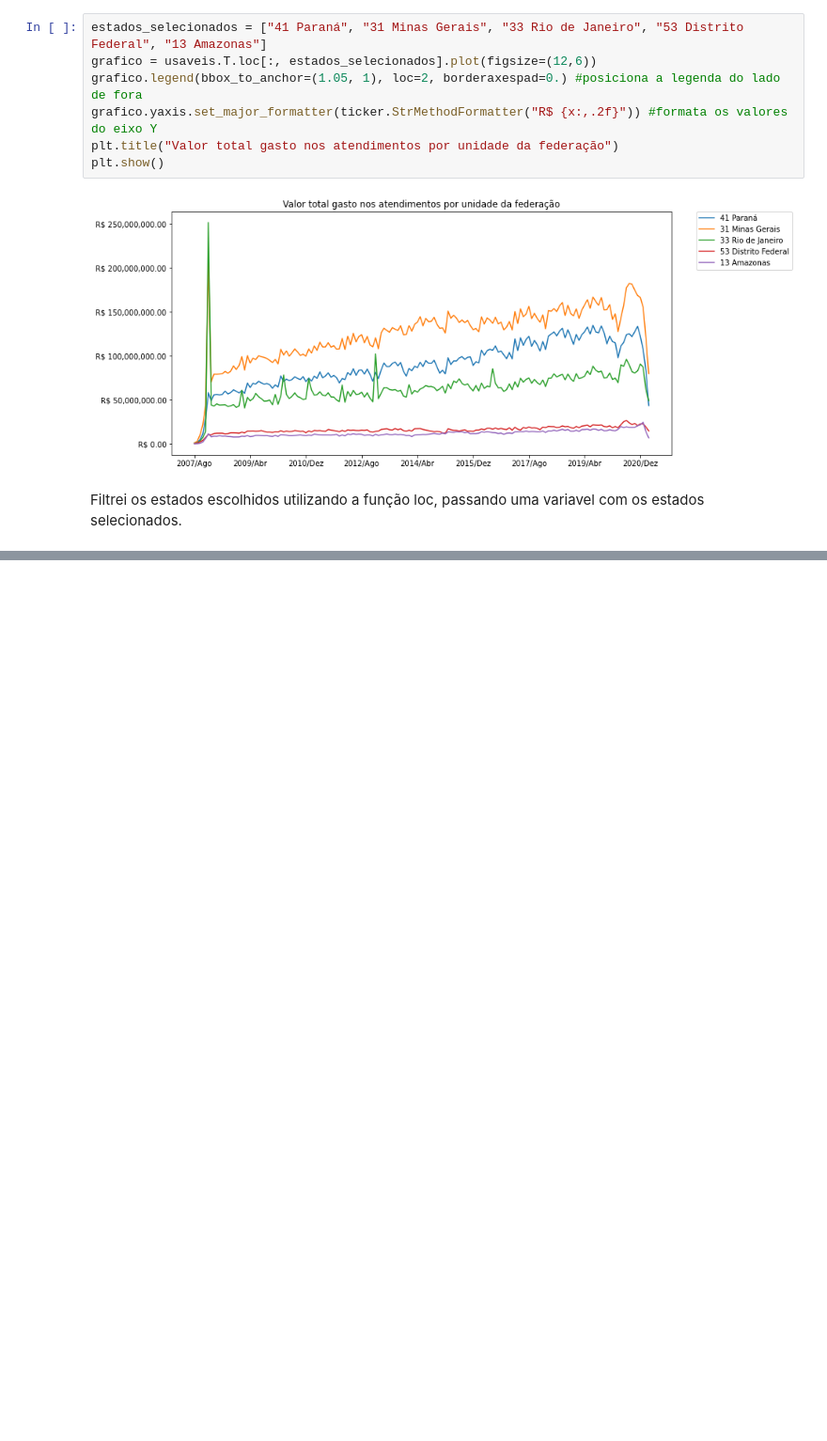
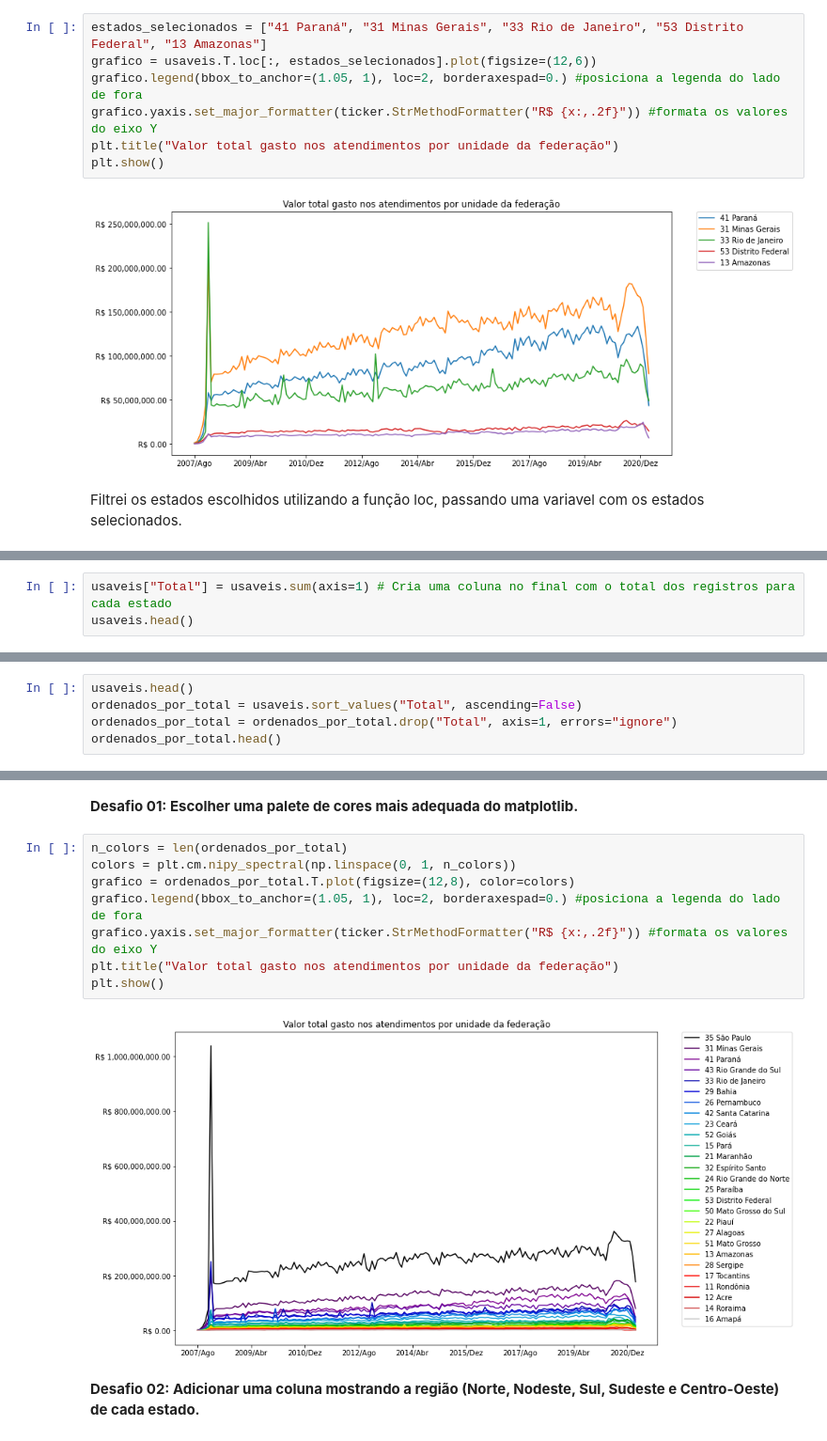
Before and after one commit to fred-carneiro/bootcamp-alura, a Jupyter notebook: Bootcamp_Data_Science_Modulo_1.ipynb, the cells around one changed output, grey strips where cells are left out. Shown at 94% size. Saved outputs shown, nothing was run; the diff lists cells and outputs as text; blank space fills up the shorter version.

```diff
--- a/Bootcamp_Data_Science_Modulo_1.ipynb
+++ b/Bootcamp_Data_Science_Modulo_1.ipynb
@@ -216,0 +275,3 @@ Filtrei os estados escolhidos utilizando a função loc, passando uma variavel c
+# %%
+usaveis["Total"] = usaveis.sum(axis=1) # Cria uma coluna no final com o total dos registros para cada estado
+usaveis.head()
@@ -216,0 +291,5 @@ Filtrei os estados escolhidos utilizando a função loc, passando uma variavel c
+# %%
+usaveis.head()
+ordenados_por_total = usaveis.sort_values("Total", ascending=False)
+ordenados_por_total = ordenados_por_total.drop("Total", axis=1, errors="ignore")
+ordenados_por_total.head()
@@ -216,0 +305,14 @@ Filtrei os estados escolhidos utilizando a função loc, passando uma variavel c
+# %% [markdown]
+**Desafio 01: Escolher uma palete de cores mais adequada do matplotlib.**
+# %%
+n_colors = len(ordenados_por_total)
+colors = plt.cm.nipy_spectral(np.linspace(0, 1, n_colors))
+grafico = ordenados_por_total.T.plot(figsize=(12,8), color=colors)
+grafico.legend(bbox_to_anchor=(1.05, 1), loc=2, borderaxespad=0.) #posiciona a legenda do lado de fora
+grafico.yaxis.set_major_formatter(ticker.StrMethodFormatter("R$ {x:,.2f}")) #formata os valores do eixo Y
+plt.title("Valor total gasto nos atendimentos por unidade da federação")
+plt.show()
+# %% [output]
+[figure, added]
+# %% [markdown]
+**Desafio 02: Adicionar uma coluna mostrando a região (Norte, Nodeste, Sul, Sudeste e Centro-Oeste) de cada estado.**
```
Also changed, not shown: parts of 30 cells of this notebook.
